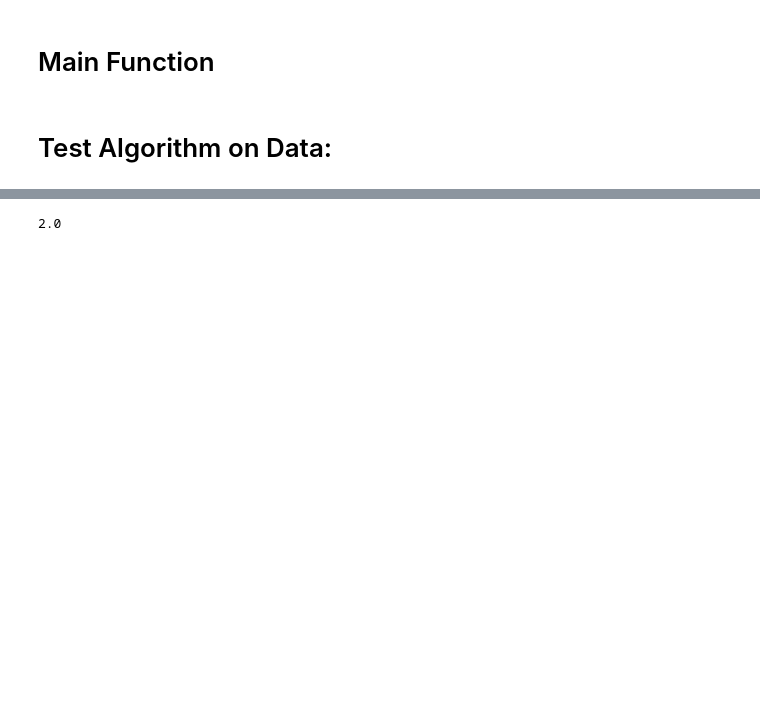
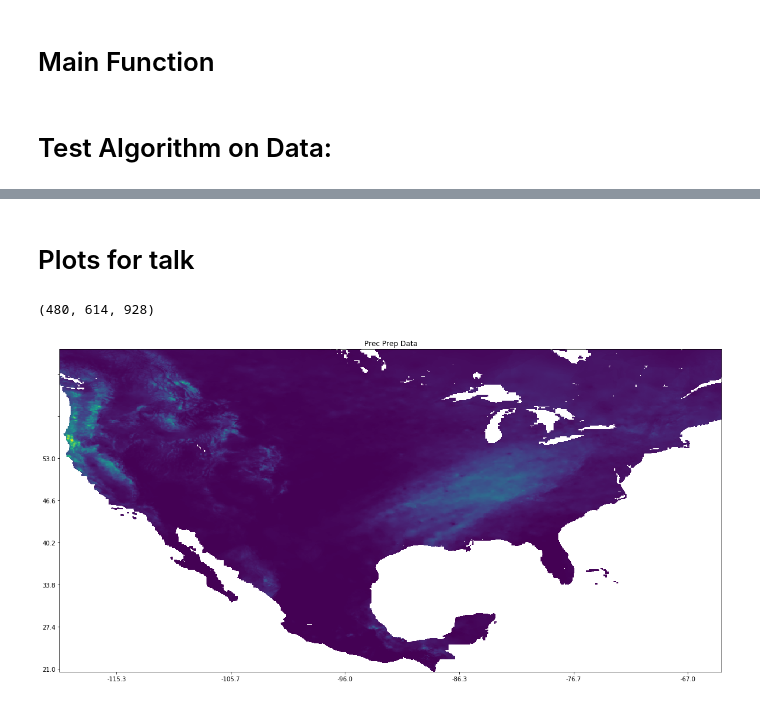
Before and after one commit to derekdesantis/climate_clustering, a Jupyter notebook: MR_Cluster_K.ipynb, the cells around one changed output, grey strips where cells are left out. Cells and saved outputs as stored; diff of their text form; code cells hidden in the pictures; blank space fills up the shorter version.

```diff
--- a/MR_Cluster_K.ipynb
+++ b/MR_Cluster_K.ipynb
@@ -680,4 +1022,22 @@ TOTAL: 111.499305964
-# %%
-np.nanmax(Prec_classes_all[0][(1,0)])
-# %% [output]
-2.0
+# %% [markdown]
+# Plots for talk
+# %%
+data_Prec.shape
+# %% [output]
+(480, 614, 928)
+# %%
+f, ax = plt.subplots(figsize=(20, 10), ncols=1, nrows=1)
+
+p0 = ax.pcolormesh(ds.lon, ds.lat, ds.Prec.isel(time=0))
+        #p0 = plt.imshow(lexlabels, cmap="Set3", origin = [0,0])
+    #plt.colorbar(p0, ax=ax, orientation='horizontal',
+    #                 pad=0.07, fraction=0.05)
+        #p.clim(0, number_labels)
+ax.set_title("Prec Prep Data")
+
+ax.set_xticklabels(lon_space, minor=False)
+ax.set_yticklabels(lat_space, minor=False)
+
+plt.show()
+# %% [output]
+[figure, added]
```
Also changed, not shown: parts of 67 cells of this notebook, 1 other file.
